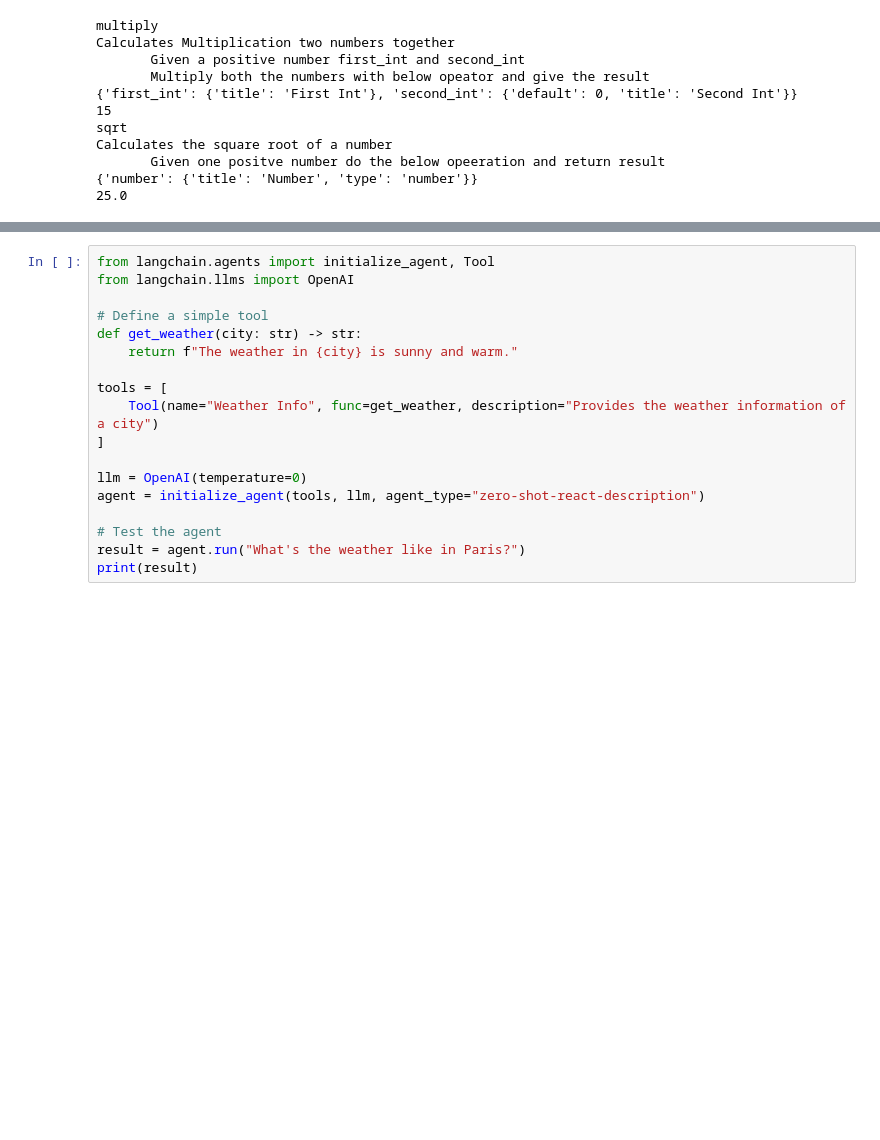
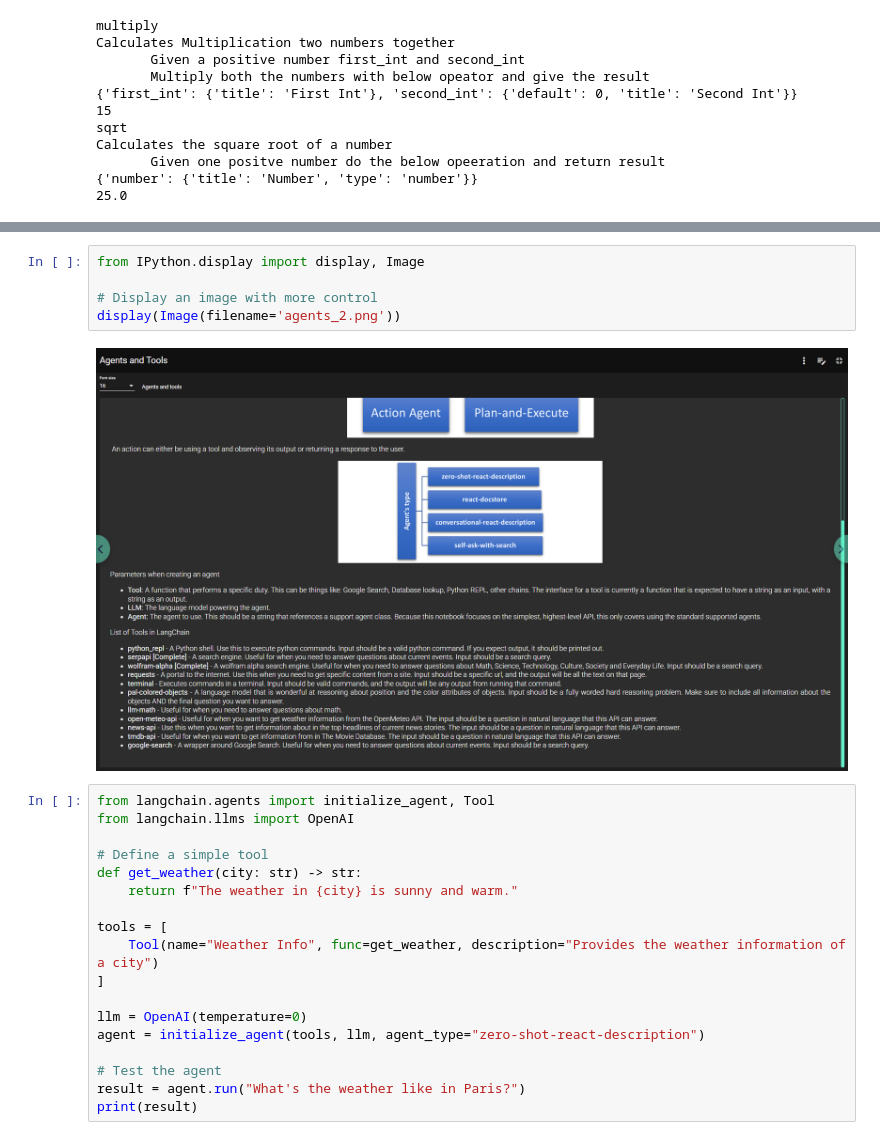
Before and after one commit to Shanmukh15501/GenAI, a Jupyter notebook: agents.ipynb, the cells around one changed output, grey strips where cells are left out. Cells and saved outputs as stored; diff of their text form; blank space fills up the shorter version.

```diff
--- a/agents.ipynb
+++ b/agents.ipynb
@@ -275,3 +140,10 @@ response: {'input': 'What time is it?', 'output': 'The current time is 02:49 PM.
+# %%
+from IPython.display import display, Image
+
+# Display an image with more control
+display(Image(filename='agents_2.png'))
+# %% [output]
+[figure, added]
 # %%
 from langchain.agents import initialize_agent, Tool
 from langchain.llms import OpenAI
```
Also changed, not shown: parts of 9 cells of this notebook, 6 other files.
